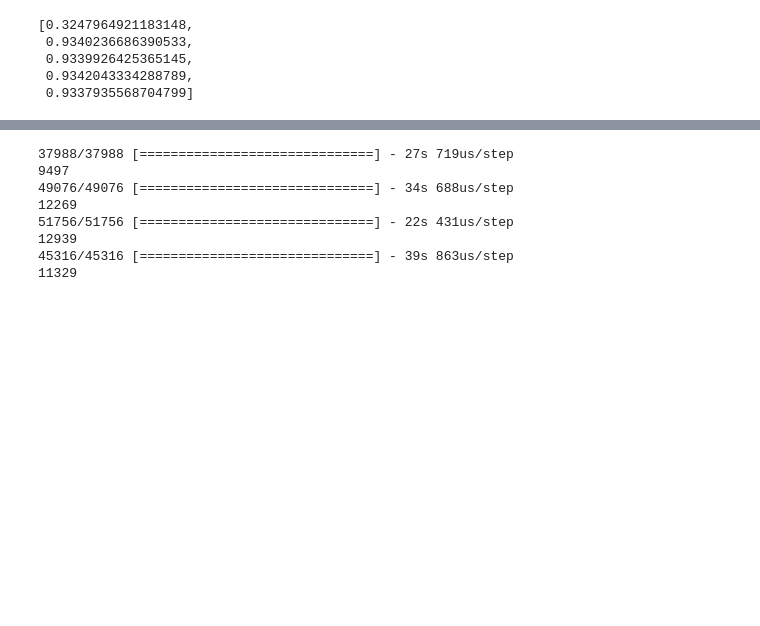
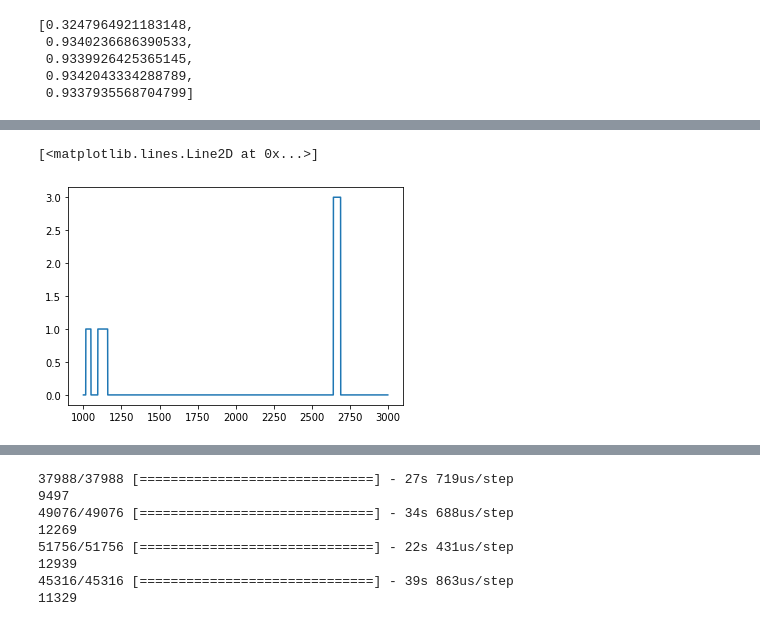
Before and after one commit to shilpakancharla/terrain-identification, a Jupyter notebook: Proj_C2_BiLSTM.ipynb, the cells around one changed output, grey strips where cells are left out. Saved outputs shown, nothing was run; the diff lists cells and outputs as text; code cells hidden in the pictures; blank space fills up the shorter version.

```diff
--- a/Proj_C2_BiLSTM.ipynb
+++ b/Proj_C2_BiLSTM.ipynb
@@ -272,0 +153,7 @@ model.evaluate(val_X, val_y_encoded)
+# %%
+# Comparing actual versus predicted in a plot on our test set
+actual_data = pd.read_csv('TrainingData/subject_006_03__y.csv')
+plt.plot(actual_data.iloc[1000:3000])
+# %% [output]
+[<matplotlib.lines.Line2D at 0x...>]
+[figure, added]
```
Also changed, not shown: parts of 11 cells of this notebook, 3 other files.
